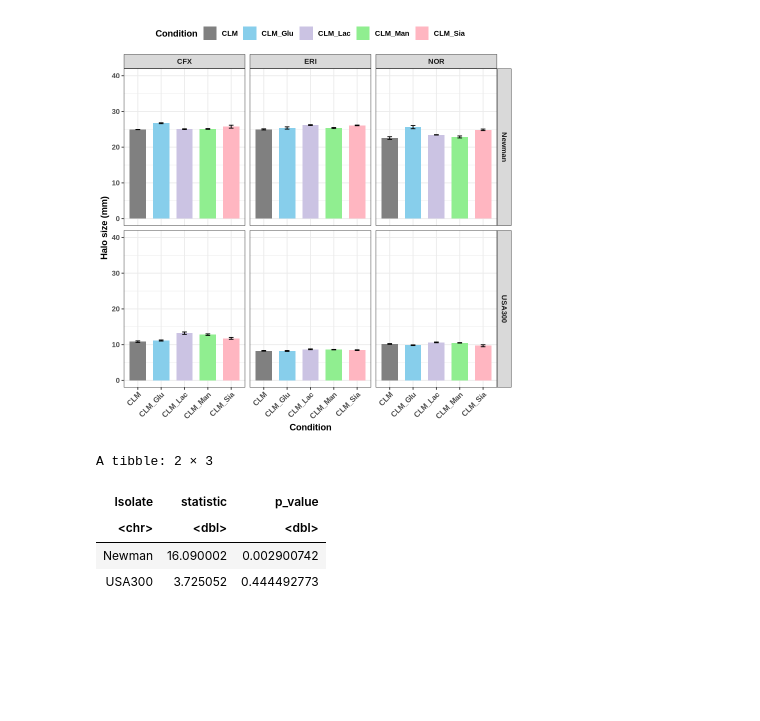
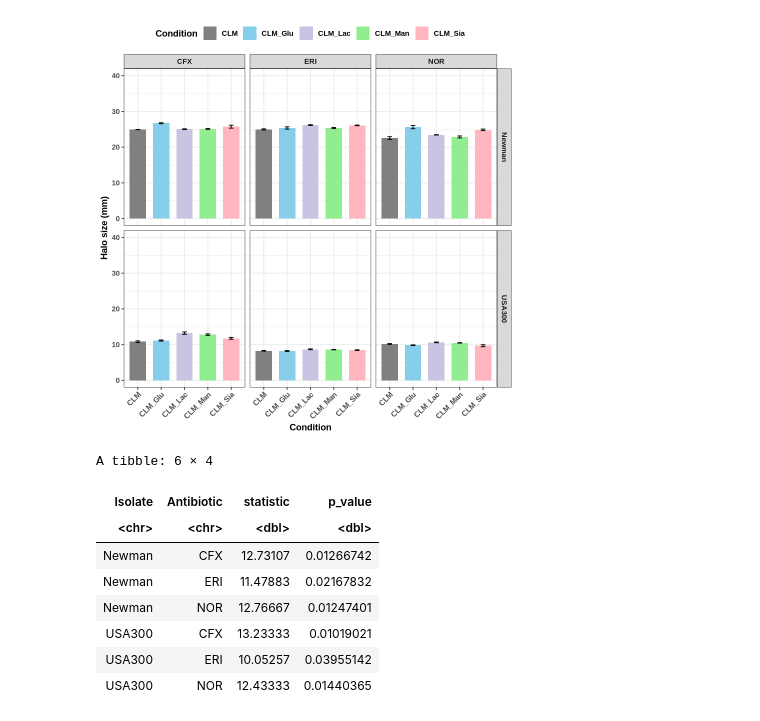
Before and after one commit to joaoordine/skin_coculture, a Jupyter notebook: antibiogram_plot.ipynb, the cells around one changed output. Cells and saved outputs as stored; diff of their text form; code cells hidden in the pictures; blank space fills up the shorter version.

```diff
--- a/antibiogram_plot.ipynb
+++ b/antibiogram_plot.ipynb
@@ -90,22 +108,26 @@ ggsave("antibiogram_pannel.png", antibiogram_plot, width = 10, height = 10, dpi
 # %%
 # Run Kruskal-Wallis test for each isolate
 kw_results <- ab_long %>%
-  group_by(Isolate) %>%
+  group_by(Isolate, Antibiotic) %>%
   summarise(
     kw_test = list(kruskal.test(Value ~ Condition)),
     .groups = "drop"
   ) %>%
   mutate(
     statistic = sapply(kw_test, function(x) x$statistic),
     p_value = sapply(kw_test, function(x) x$p.value)
   ) %>%
-  select(Isolate, statistic, p_value)
+  select(Isolate, Antibiotic, statistic, p_value)
 
 kw_results
 # %% [output]
-A tibble: 2 × 3
+A tibble: 6 × 4
-| Isolate | statistic | p_value |
-| <chr> | <dbl> | <dbl> |
-| Newman | 16.090002 | 0.002900742 |
-| USA300 | 3.725052 | 0.444492773 |
+| Isolate | Antibiotic | statistic | p_value |
+| <chr> | <chr> | <dbl> | <dbl> |
+| Newman | CFX | 12.73107 | 0.01266742 |
+| Newman | ERI | 11.47883 | 0.02167832 |
+| Newman | NOR | 12.76667 | 0.01247401 |
+| USA300 | CFX | 13.23333 | 0.01019021 |
+| USA300 | ERI | 10.05257 | 0.03955142 |
+| USA300 | NOR | 12.43333 | 0.01440365 |
 # %%
```
Also changed, not shown: parts of 3 cells of this notebook.
